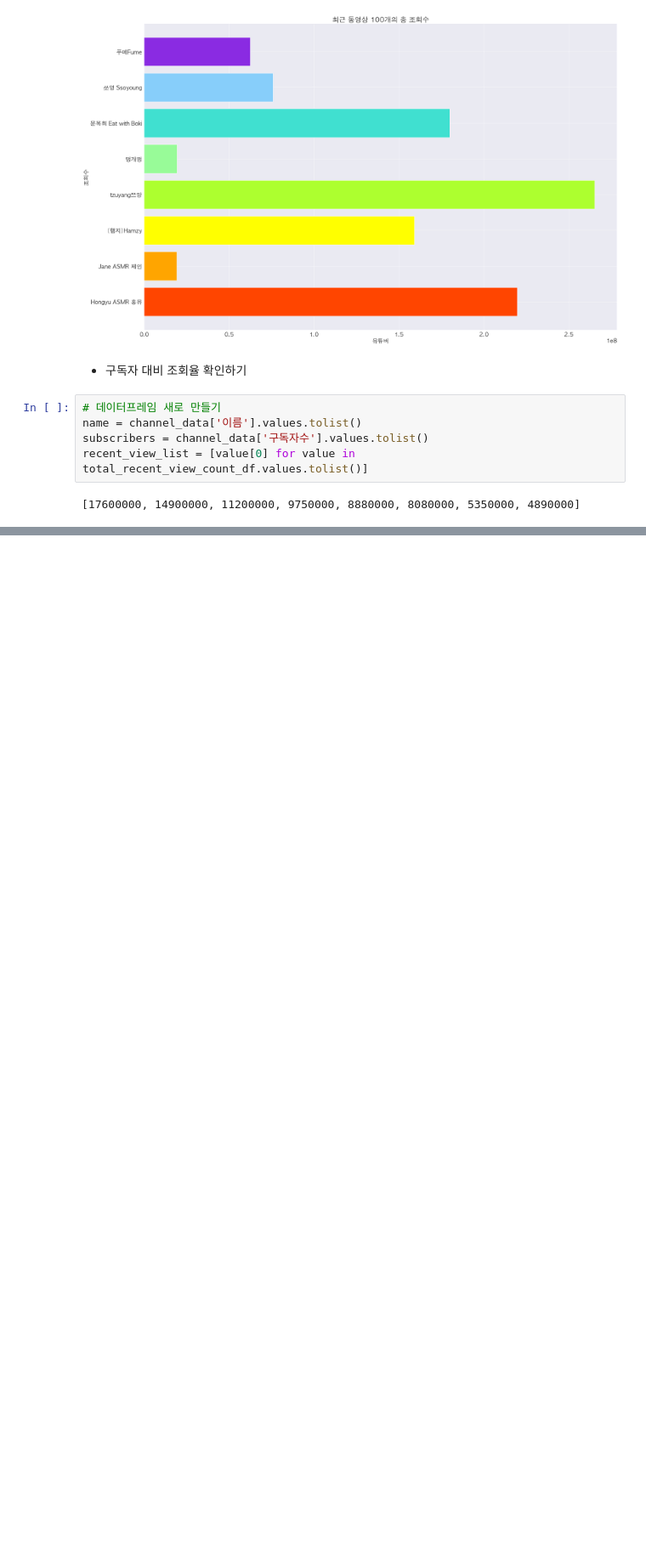
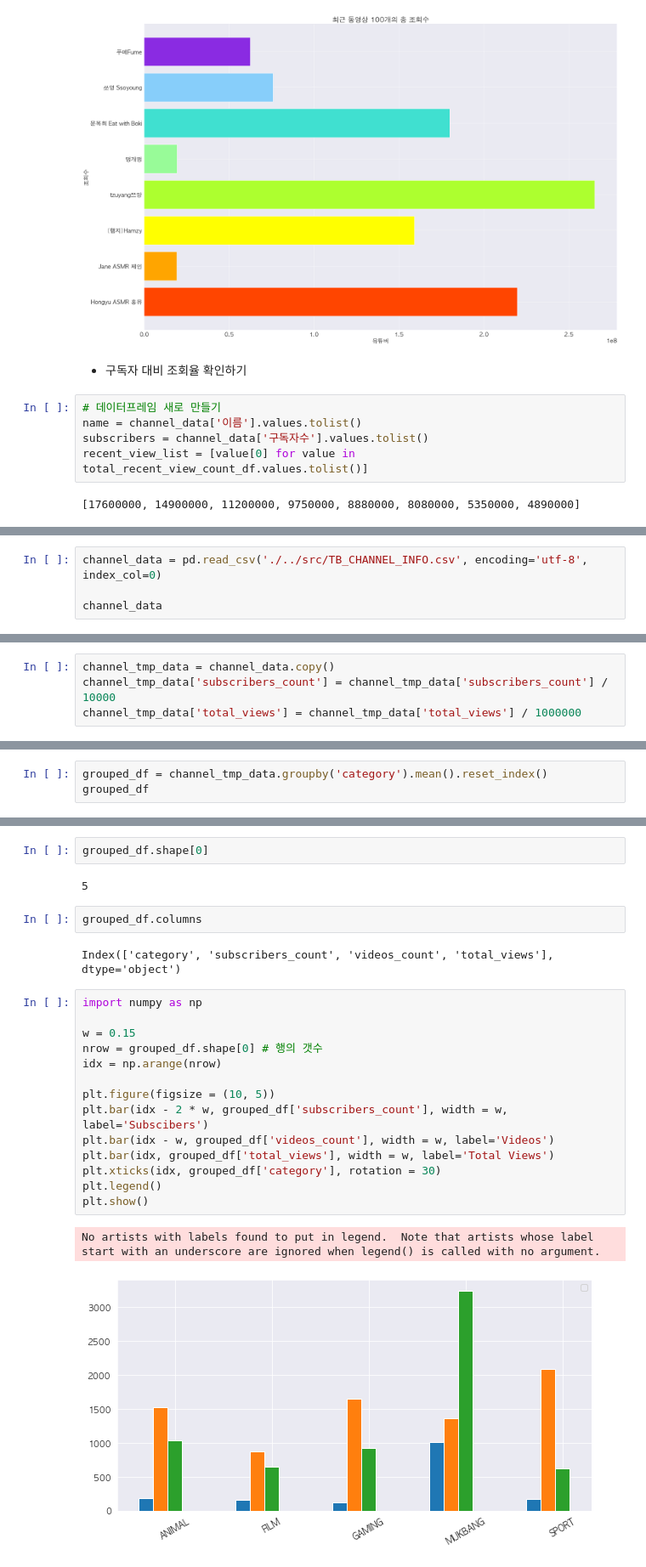
Before and after one commit to DEVCOURSE-TEAM-04-02/youtube_api, a Jupyter notebook: soyeon/visualize_youtube_data.ipynb, the cells around one changed output, grey strips where cells are left out. Shown: that part at 85% size. Drawn from its saved outputs; the diff is of its cells as text; blank space fills up the shorter version.

```diff
--- a/soyeon/visualize_youtube_data.ipynb
+++ b/soyeon/visualize_youtube_data.ipynb
@@ -173,0 +176,4 @@ recent_view_list = [value[0] for value in total_recent_view_count_df.values.toli
+# %%
+channel_data = pd.read_csv('./../src/TB_CHANNEL_INFO.csv', encoding='utf-8', index_col=0)
+
+channel_data
@@ -173,0 +222,4 @@ recent_view_list = [value[0] for value in total_recent_view_count_df.values.toli
+# %%
+channel_tmp_data = channel_data.copy()
+channel_tmp_data['subscribers_count'] = channel_tmp_data['subscribers_count'] / 10000
+channel_tmp_data['total_views'] = channel_tmp_data['total_views'] / 1000000
@@ -173,0 +280,3 @@ recent_view_list = [value[0] for value in total_recent_view_count_df.values.toli
+# %%
+grouped_df = channel_tmp_data.groupby('category').mean().reset_index()
+grouped_df
@@ -173,0 +290,25 @@ recent_view_list = [value[0] for value in total_recent_view_count_df.values.toli
+# %%
+grouped_df.shape[0]
+# %% [output]
+5
+# %%
+grouped_df.columns
+# %% [output]
+Index(['category', 'subscribers_count', 'videos_count', 'total_views'], dtype='object')
+# %%
+import numpy as np
+
+w = 0.15
+nrow = grouped_df.shape[0] # 행의 갯수
+idx = np.arange(nrow)
+
+plt.figure(figsize = (10, 5))
+plt.bar(idx - 2 * w, grouped_df['subscribers_count'], width = w, label='Subscibers')
+plt.bar(idx - w, grouped_df['videos_count'], width = w, label='Videos')
+plt.bar(idx, grouped_df['total_views'], width = w, label='Total Views')
+plt.xticks(idx, grouped_df['category'], rotation = 30)
+plt.legend()
+plt.show()
+# %% [output]
+No artists with labels found to put in legend.  Note that artists whose label start with an underscore are ignored when legend() is called with no argument.
+[figure, added]
```
Also changed, not shown: parts of 53 cells of this notebook.
